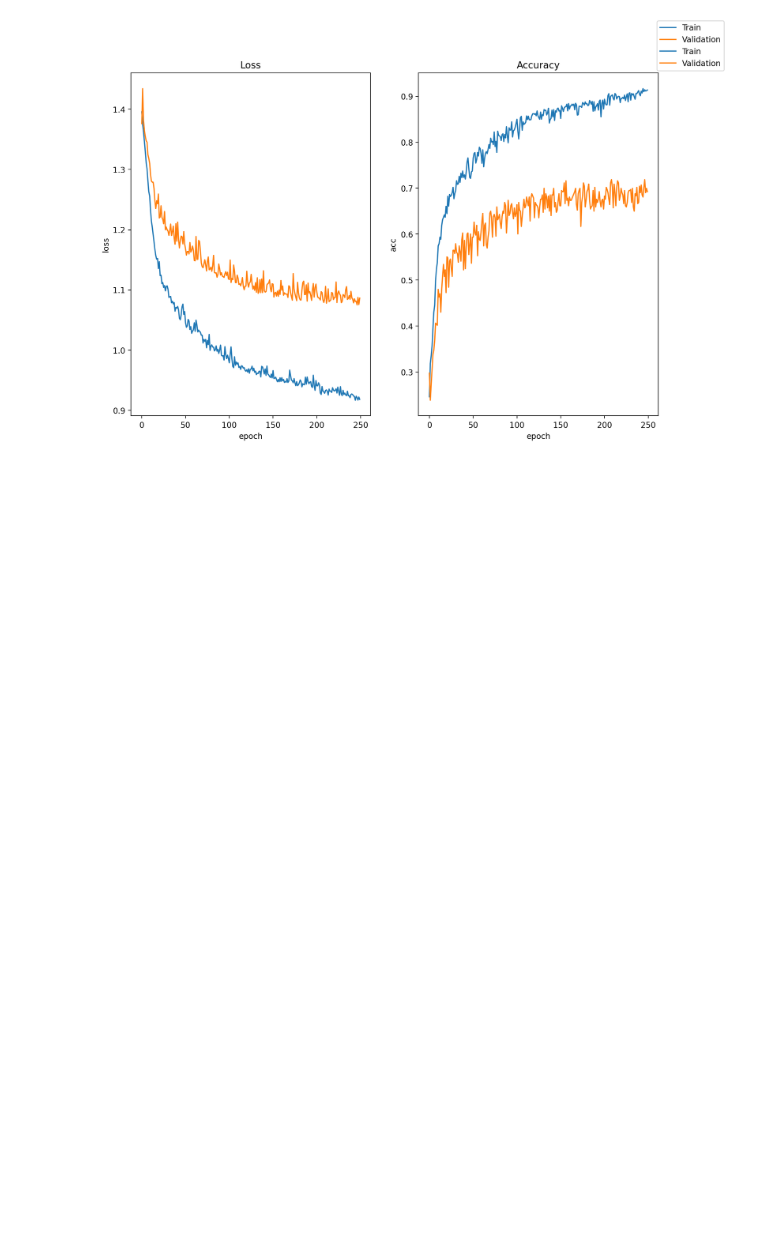
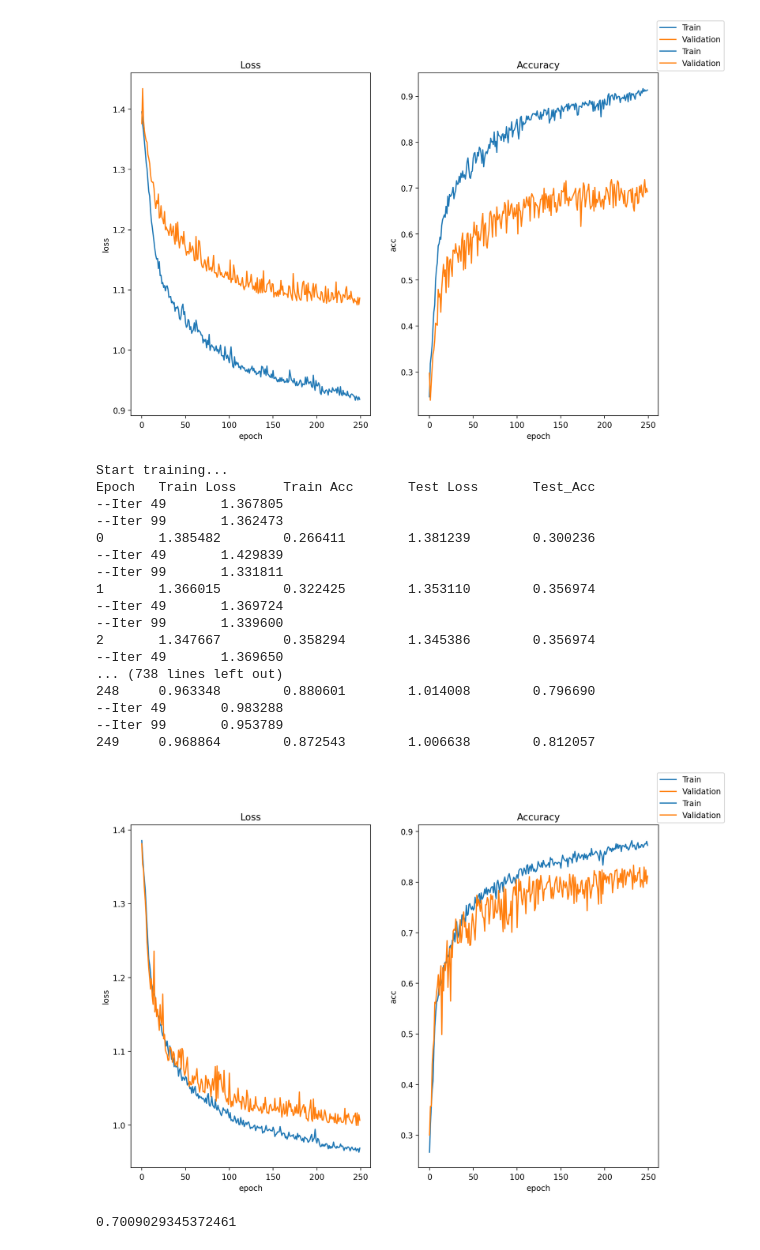
Before and after one commit to RX-0-95/EEG_Classification, a Jupyter notebook: EEG_loading.ipynb, the cells around one changed output. Drawn from its saved outputs; the diff is of its cells as text; code cells hidden in the pictures; blank space fills up the shorter version.

```diff
--- a/EEG_loading.ipynb
+++ b/EEG_loading.ipynb
@@ -204,3 +224,43 @@ fig.legend()
 plt.show()
 # %% [output]
 [figure]
+# %%
+model = ShallowConv2(1,4).to('cuda')
+options = {
+    'train_batch_size': 32,
+    'scheduler_patience': 100,
+    'weight_decay': 0.15,
+    'val_batch_size': 1,
+    'learning_rate': 1e-4,
+    'transform': 'none'
+}
+loss_fn = nn.CrossEntropyLoss()
+logs,_= train(model, options, loss_fn,
+        data_dir=X_train_valid_dsample_dir,
+        label_dir=y_train_valid_dsample_dir,
+        preload_gpu=True)
+# %% [output]
+Start training...
+Epoch   Train Loss      Train Acc       Test Loss       Test_Acc
+--Iter 49       1.367805
+--Iter 99       1.362473
+0       1.385482        0.266411        1.381239        0.300236
+--Iter 49       1.429839
+--Iter 99       1.331811
+1       1.366015        0.322425        1.353110        0.356974
+--Iter 49       1.369724
+--Iter 99       1.339600
+2       1.347667        0.358294        1.345386        0.356974
+--Iter 49       1.369650
+... (738 lines left out)
+248     0.963348        0.880601        1.014008        0.796690
+--Iter 49       0.983288
+--Iter 99       0.953789
+249     0.968864        0.872543        1.006638        0.812057
+[figure, added]
+# %%
+test_loader = eeg_test_loader(X_test_dsample_dir,y_test_dsample_dir,loss_fn,'cuda')
+loss,acc = test_net(model,test_loader,loss_fn,'cuda')
+print(acc)
+# %% [output]
+0.7009029345372461
```
Also changed, not shown: parts of 5 cells of this notebook, 24 other files.
